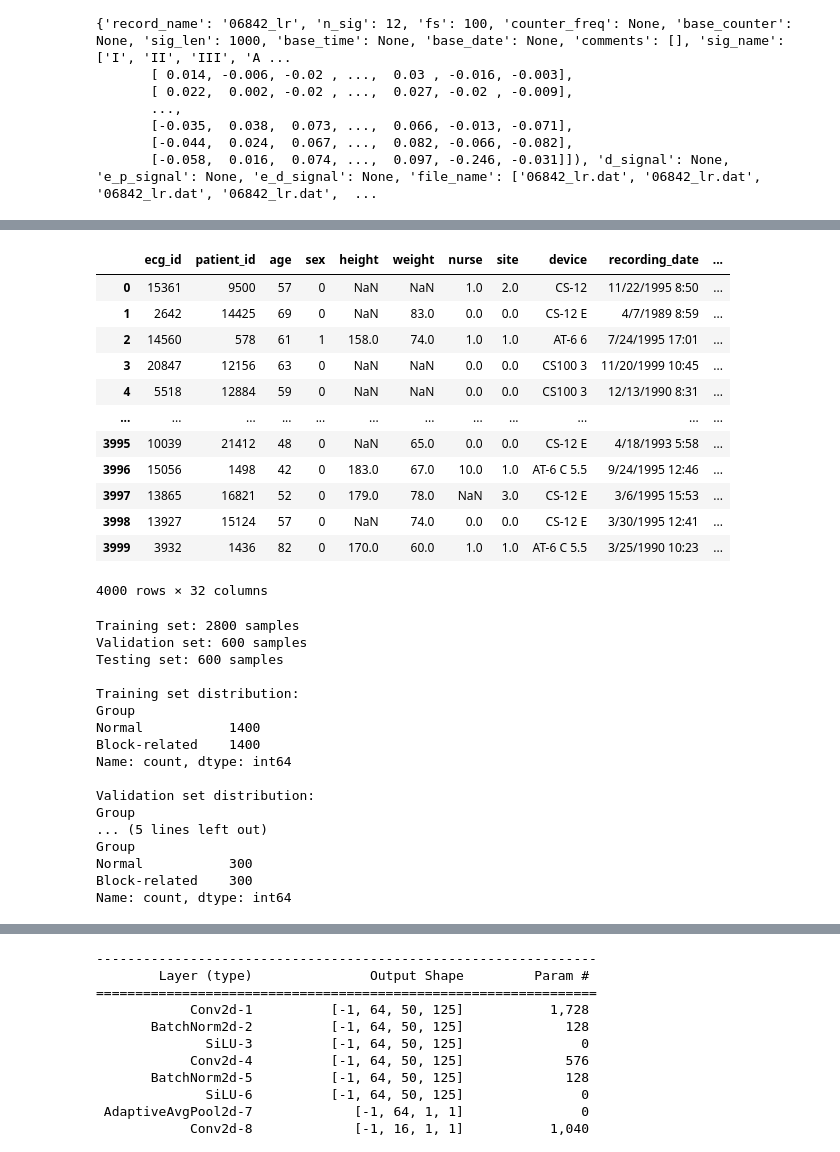
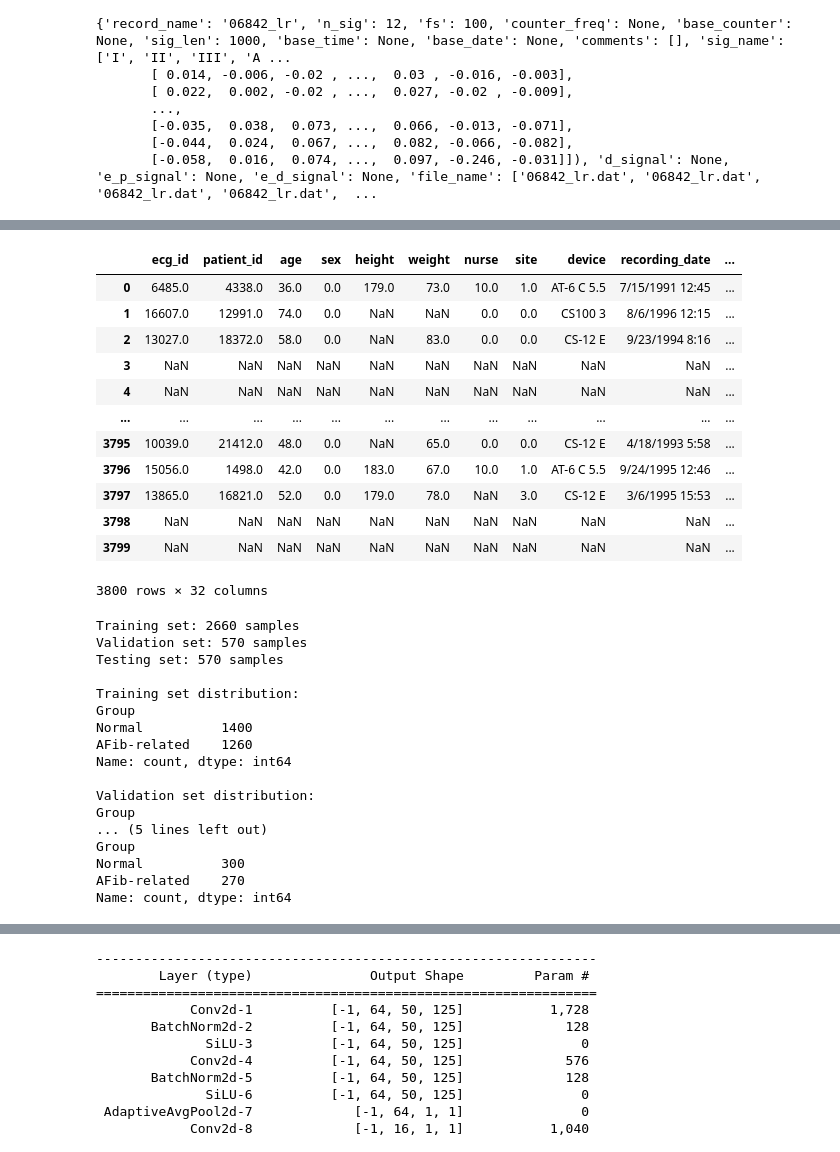
Before and after one commit to ntvinh2005/CSSALT-waveform-classify-model, a Jupyter notebook: exp1.ipynb, the cells around one changed output, grey strips where cells are left out. Drawn from its saved outputs; the diff is of its cells as text; code cells hidden in the pictures.

```diff
--- a/exp1.ipynb
+++ b/exp1.ipynb
@@ -10,7 +10,7 @@ scp_statements_path = r".\ptb-xl-a-large-publicly-available-electrocardiography-
 scp_statements = pd.read_csv(scp_statements_path)
 
 sinus_descriptions = ['sinus rhythm', 'normal ECG']
-#afib_descriptions = ['atrial fibrillation', 'atrial flutter']
+afib_descriptions = ['atrial fibrillation']
 heart_block_descriptions = [
     'first degree AV block', 'second degree AV block',
     'left bundle branch block', 'right bundle branch block', 'incomplete left bundle branch block',
@@ -20,13 +20,13 @@ heart_block_descriptions = [
 filtered_by_sinus = scp_statements[scp_statements['description'].str.contains('|'.join(sinus_descriptions), case=False, na=False)]
 filtered_by_sinus['group'] = 'Sinus'
 
-#filtered_by_afib = scp_statements[scp_statements['description'].str.contains('|'.join(afib_descriptions), case=False, na=False)]
-#filtered_by_afib['group'] = 'AFib'
+filtered_by_afib = scp_statements[scp_statements['description'].str.contains('|'.join(afib_descriptions), case=False, na=False)]
+filtered_by_afib['group'] = 'AFib'
 
-filtered_by_heart_block = scp_statements[scp_statements['description'].str.contains('|'.join(heart_block_descriptions), case=False, na=False)]
-filtered_by_heart_block['group'] = 'Heart Block'
+#filtered_by_heart_block = scp_statements[scp_statements['description'].str.contains('|'.join(heart_block_descriptions), case=False, na=False)]
+#filtered_by_heart_block['group'] = 'Heart Block'
 
-combined_filtered_df = pd.concat([filtered_by_sinus, filtered_by_heart_block]).drop_duplicates()
+combined_filtered_df = pd.concat([filtered_by_sinus, filtered_by_afib]).drop_duplicates()
 
 print("Combined filtered DataFrame with appropriate groups:")
 print(combined_filtered_df[['diagnostic_class', 'description', 'group', 'scp_code']])
@@ -173,16 +160,16 @@ except Exception as e:
        [-0.058,  0.016,  0.074, ...,  0.097, -0.246, -0.031]]), 'd_signal': None, 'e_p_signal': None, 'e_d_signal': None, 'file_name': ['06842_lr.dat', '06842_lr.dat', '06842_lr.dat', '06842_lr.dat',  ...
 # %%
 group_mapping = {
-    #'AFIB': 'AFib-related',
+    'AFIB': 'AFib-related',
     #'AFLT': 'AFib-related',
-    '1AVB': 'Block-related',
-    '2AVB': 'Block-related',
+    #'1AVB': 'Block-related',
+    #'2AVB': 'Block-related',
     #'3AVB': 'Block-related',
-    'CLBBB': 'Block-related',
-    'CRBBB': 'Block-related',
-    'ILBBB': 'Block-related',
-    'IRBBB': 'Block-related',
-    'LAFB': 'Block-related',
+    #'CLBBB': 'Block-related',
+    #'CRBBB': 'Block-related',
+    #'ILBBB': 'Block-related',
+    #'IRBBB': 'Block-related',
+    #'LAFB': 'Block-related',
     'NORM': 'Normal',
     #'PACE': 'Normal',
     'SR': 'Normal'
@@ -243,7 +230,7 @@ root_path = r"C:\Vinh\CSSALT\CSSALT-waveform-classify-model\ecg_images"
 def resize_image(img, size=(100, 250)):
     return img.resize(size)
 
-'''for idx, row in afib_related_df.iterrows():
+for idx, row in afib_related_df.iterrows():
     ecg_id_padded = str(row['ecg_id']).zfill(5) + "_lr"
     image_path = os.path.join(root_path, f"{ecg_id_padded}.png")
     label = row['Group']
@@ -256,9 +243,9 @@ def resize_image(img, size=(100, 250)):
 
     img_resized = resize_image(img)
 
-    for _ in range(20):
+    for _ in range(40):
         augmented_img = augmentation_transforms(img_resized)
         augmented_images.append(augmented_img)
         augmented_labels.append(label)
 
-augmented_dataset = list(zip(augmented_images, augmented_labels))'''
+augmented_dataset = list(zip(augmented_images, augmented_labels))
@@ -317,7 +302,7 @@ augmented_df = pd.DataFrame({
     'Group': augmented_labels
 })
 
-balanced_df = pd.concat([normal_downsampled, block_downsampled])
+balanced_df = pd.concat([normal_downsampled, augmented_df])
 balanced_df = balanced_df.sample(frac=1, random_state=42).reset_index(drop=True)
 balanced_df
 # %% [output]
@@ -345,26 +330,26 @@ dtype: int64
 # %%
 group_to_label = {
     "Normal": 0,
-    #"AFib-related": 1,
-    "Block-related": 1
+    "AFib-related": 1,
+    #"Block-related": 1
 }
 
 balanced_df["label"] = balanced_df["Group"].map(group_to_label)
 balanced_df
 # %% [output]
 |  | ecg_id | patient_id | age | sex | height | weight | nurse | site | device | recording_date | ... |
-| 0 | 15361 | 9500 | 57 | 0 | NaN | NaN | 1.0 | 2.0 | CS-12 | 11/22/1995 8:50 | ... |
-| 1 | 2642 | 14425 | 69 | 0 | NaN | 83.0 | 0.0 | 0.0 | CS-12 E | 4/7/1989 8:59 | ... |
-| 2 | 14560 | 578 | 61 | 1 | 158.0 | 74.0 | 1.0 | 1.0 | AT-6 6 | 7/24/1995 17:01 | ... |
-| 3 | 20847 | 12156 | 63 | 0 | NaN | NaN | 0.0 | 0.0 | CS100 3 | 11/20/1999 10:45 | ... |
-| 4 | 5518 | 12884 | 59 | 0 | NaN | NaN | 0.0 | 0.0 | CS100 3 | 12/13/1990 8:31 | ... |
+| 0 | 6485.0 | 4338.0 | 36.0 | 0.0 | 179.0 | 73.0 | 10.0 | 1.0 | AT-6 C 5.5 | 7/15/1991 12:45 | ... |
+| 1 | 16607.0 | 12991.0 | 74.0 | 0.0 | NaN | NaN | 0.0 | 0.0 | CS100 3 | 8/6/1996 12:15 | ... |
+| 2 | 13027.0 | 18372.0 | 58.0 | 0.0 | NaN | 83.0 | 0.0 | 0.0 | CS-12 E | 9/23/1994 8:16 | ... |
+| 3 | NaN | NaN | NaN | NaN | NaN | NaN | NaN | NaN | NaN | NaN | ... |
+| 4 | NaN | NaN | NaN | NaN | NaN | NaN | NaN | NaN | NaN | NaN | ... |
 | ... | ... | ... | ... | ... | ... | ... | ... | ... | ... | ... | ... |
-| 3995 | 10039 | 21412 | 48 | 0 | NaN | 65.0 | 0.0 | 0.0 | CS-12 E | 4/18/1993 5:58 | ... |
-| 3996 | 15056 | 1498 | 42 | 0 | 183.0 | 67.0 | 10.0 | 1.0 | AT-6 C 5.5 | 9/24/1995 12:46 | ... |
-| 3997 | 13865 | 16821 | 52 | 0 | 179.0 | 78.0 | NaN | 3.0 | CS-12 E | 3/6/1995 15:53 | ... |
-| 3998 | 13927 | 15124 | 57 | 0 | NaN | 74.0 | 0.0 | 0.0 | CS-12 E | 3/30/1995 12:41 | ... |
-| 3999 | 3932 | 1436 | 82 | 0 | 170.0 | 60.0 | 1.0 | 1.0 | AT-6 C 5.5 | 3/25/1990 10:23 | ... |
+| 3795 | 10039.0 | 21412.0 | 48.0 | 0.0 | NaN | 65.0 | 0.0 | 0.0 | CS-12 E | 4/18/1993 5:58 | ... |
+| 3796 | 15056.0 | 1498.0 | 42.0 | 0.0 | 183.0 | 67.0 | 10.0 | 1.0 | AT-6 C 5.5 | 9/24/1995 12:46 | ... |
+| 3797 | 13865.0 | 16821.0 | 52.0 | 0.0 | 179.0 | 78.0 | NaN | 3.0 | CS-12 E | 3/6/1995 15:53 | ... |
+| 3798 | NaN | NaN | NaN | NaN | NaN | NaN | NaN | NaN | NaN | NaN | ... |
+| 3799 | NaN | NaN | NaN | NaN | NaN | NaN | NaN | NaN | NaN | NaN | ... |
-4000 rows × 32 columns
+3800 rows × 32 columns
 # %%
 from sklearn.model_selection import train_test_split
 
@@ -395,22 +380,22 @@ print(val_df['Group'].value_counts())
 print("\nTesting set distribution:")
 print(test_df['Group'].value_counts())
 # %% [output]
-Training set: 2800 samples
-Validation set: 600 samples
-Testing set: 600 samples
+Training set: 2660 samples
+Validation set: 570 samples
+Testing set: 570 samples
 
 Training set distribution:
 Group
-Normal           1400
-Block-related    1400
+Normal          1400
+AFib-related    1260
 Name: count, dtype: int64
 
 Validation set distribution:
 Group
 ... (5 lines left out)
 Group
-Normal           300
-Block-related    300
+Normal          300
+AFib-related    270
 Name: count, dtype: int64
 # %%
 train_df
```
Also changed, not shown: parts of 13 cells of this notebook.
